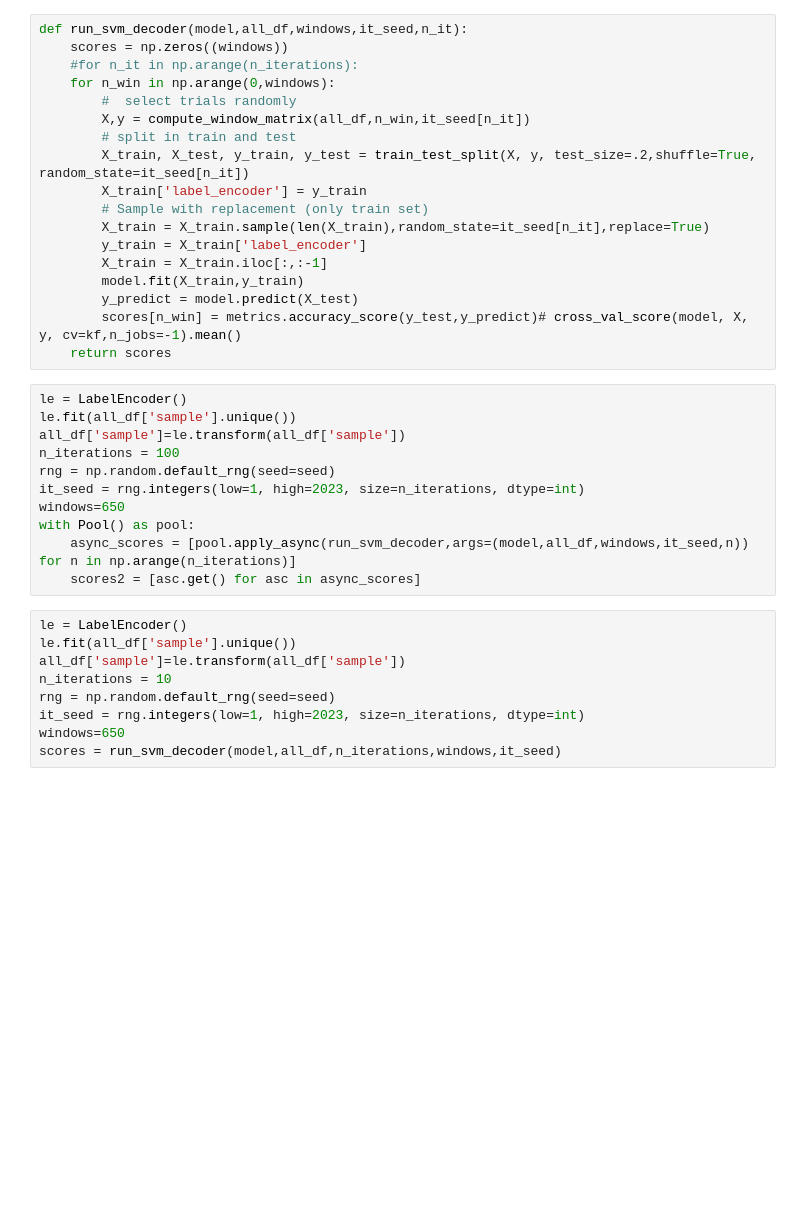
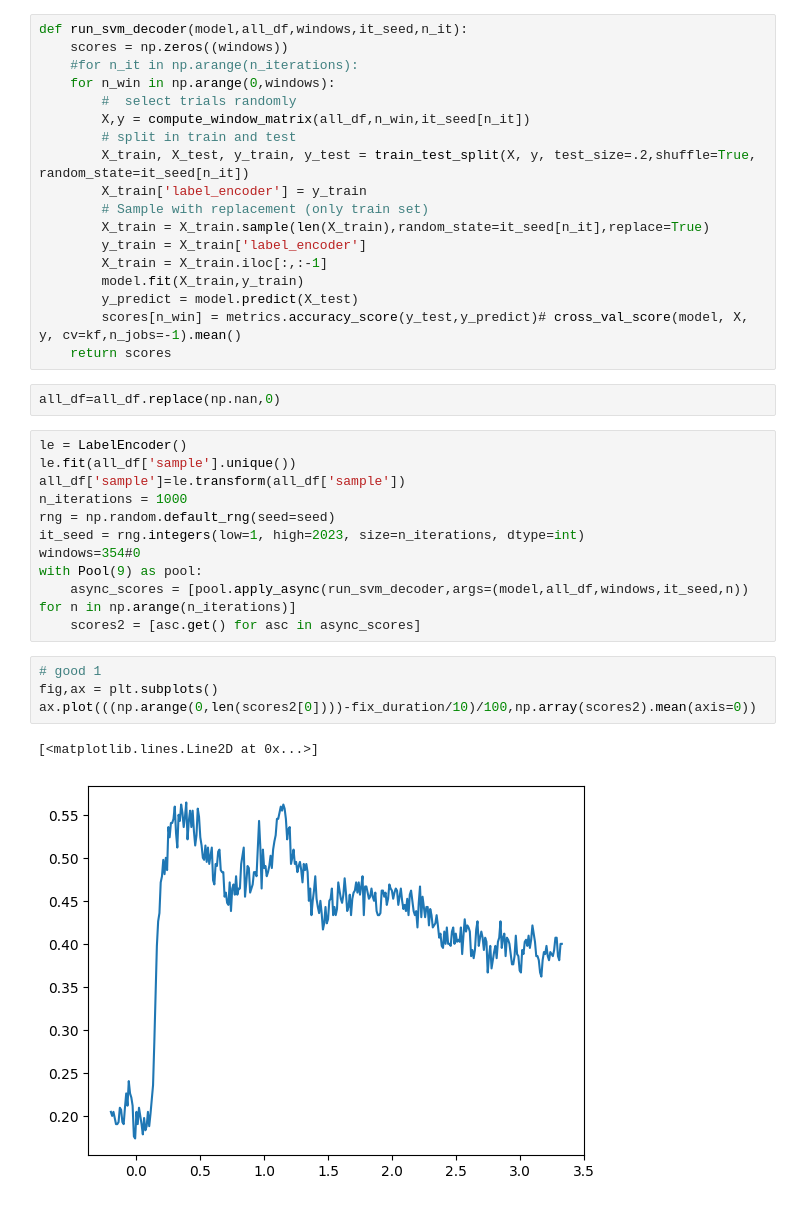
Before and after one commit to Ibos-lab/EphysVibe, a Jupyter notebook: examples/decoding.ipynb, the cells around one changed output. Saved outputs shown, nothing was run; the diff lists cells and outputs as text; blank space fills up the shorter version.

```diff
--- a/examples/decoding.ipynb
+++ b/examples/decoding.ipynb
@@ -159,24 +236,24 @@ def run_svm_decoder(model,all_df,windows,it_seed,n_it):
         y_predict = model.predict(X_test)
         scores[n_win] = metrics.accuracy_score(y_test,y_predict)# cross_val_score(model, X, y, cv=kf,n_jobs=-1).mean()
     return scores
+# %%
+all_df=all_df.replace(np.nan,0)
 # %%
 le = LabelEncoder()
 le.fit(all_df['sample'].unique())
 all_df['sample']=le.transform(all_df['sample'])
-n_iterations = 100
+n_iterations = 1000
 rng = np.random.default_rng(seed=seed)
 it_seed = rng.integers(low=1, high=2023, size=n_iterations, dtype=int)
-windows=650
-with Pool() as pool:
+windows=354#0
+with Pool(9) as pool:
     async_scores = [pool.apply_async(run_svm_decoder,args=(model,all_df,windows,it_seed,n)) for n in np.arange(n_iterations)]
     scores2 = [asc.get() for asc in async_scores]
-# %%
-le = LabelEncoder()
-le.fit(all_df['sample'].unique())
-all_df['sample']=le.transform(all_df['sample'])
-n_iterations = 10
-rng = np.random.default_rng(seed=seed)
-it_seed = rng.integers(low=1, high=2023, size=n_iterations, dtype=int)
-windows=650
-scores = run_svm_decoder(model,all_df,n_iterations,windows,it_seed)
+# %%
+# good 1
+fig,ax = plt.subplots()
+ax.plot(((np.arange(0,len(scores2[0])))-fix_duration/10)/100,np.array(scores2).mean(axis=0))
+# %% [output]
+[<matplotlib.lines.Line2D at 0x...>]
+[figure, added]
 # %%
```
Also changed, not shown: parts of 19 cells of this notebook.
